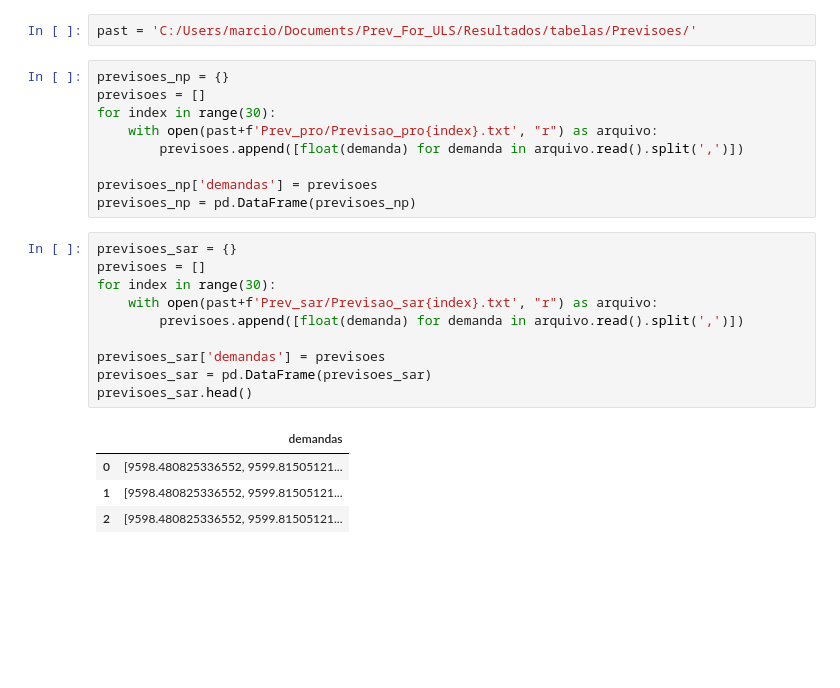
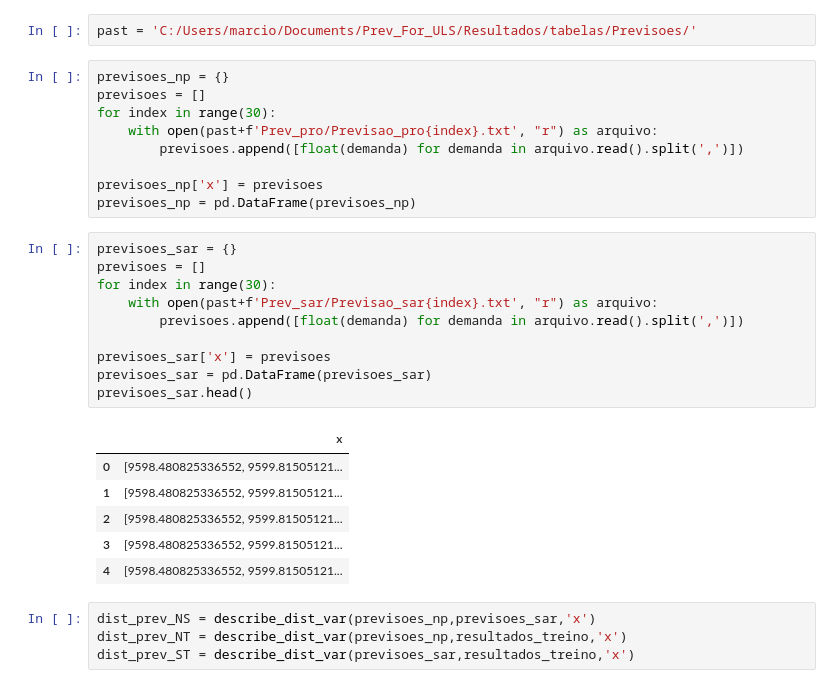
Before and after one commit to MarcioB1999/Prev_For_ULS, a Jupyter notebook: Modelo_pi/resultados_pi_analise.ipynb, the cells around one changed output. Saved outputs shown, nothing was run; the diff lists cells and outputs as text; blank space fills up the shorter version.

```diff
--- a/Modelo_pi/resultados_pi_analise.ipynb
+++ b/Modelo_pi/resultados_pi_analise.ipynb
@@ -244,20 +244,26 @@ for index in range(30):
     with open(past+f'Prev_pro/Previsao_pro{index}.txt', "r") as arquivo:
 	    previsoes.append([float(demanda) for demanda in arquivo.read().split(',')])
 
-previsoes_np['demandas'] = previsoes
+previsoes_np['x'] = previsoes
 previsoes_np = pd.DataFrame(previsoes_np)
 # %%
 previsoes_sar = {}
 previsoes = []
 for index in range(30):
     with open(past+f'Prev_sar/Previsao_sar{index}.txt', "r") as arquivo:
 	    previsoes.append([float(demanda) for demanda in arquivo.read().split(',')])
 
-previsoes_sar['demandas'] = previsoes
+previsoes_sar['x'] = previsoes
 previsoes_sar = pd.DataFrame(previsoes_sar)
 previsoes_sar.head()
 # %% [output]
-|  | demandas |
+|  | x |
 | 0 | [9598.480825336552, 9599.81505121... |
 | 1 | [9598.480825336552, 9599.81505121... |
 | 2 | [9598.480825336552, 9599.81505121... |
+| 3 | [9598.480825336552, 9599.81505121... |
+| 4 | [9598.480825336552, 9599.81505121... |
+# %%
+dist_prev_NS = describe_dist_var(previsoes_np,previsoes_sar,'x')
+dist_prev_NT = describe_dist_var(previsoes_np,resultados_treino,'x')
+dist_prev_ST = describe_dist_var(previsoes_sar,resultados_treino,'x')
```
Also changed, not shown: parts of 3 cells of this notebook, 5 other files.
